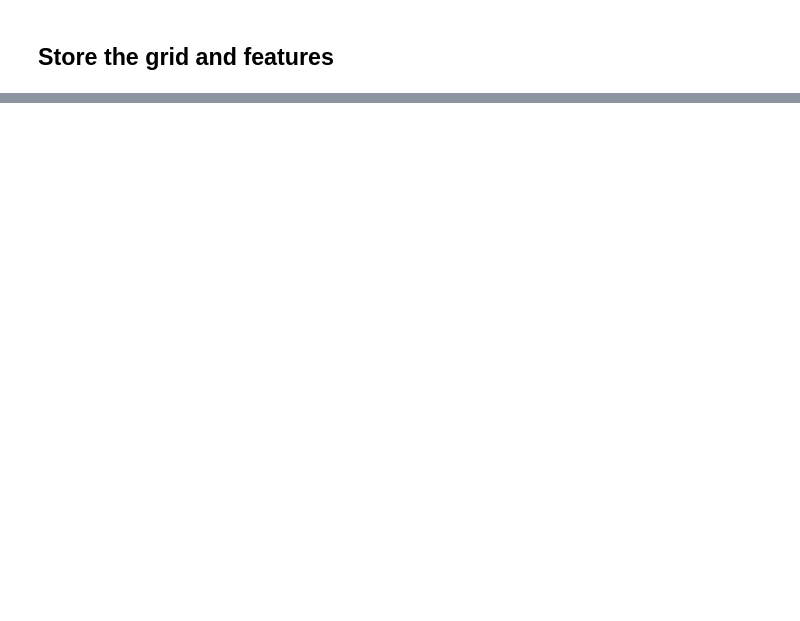
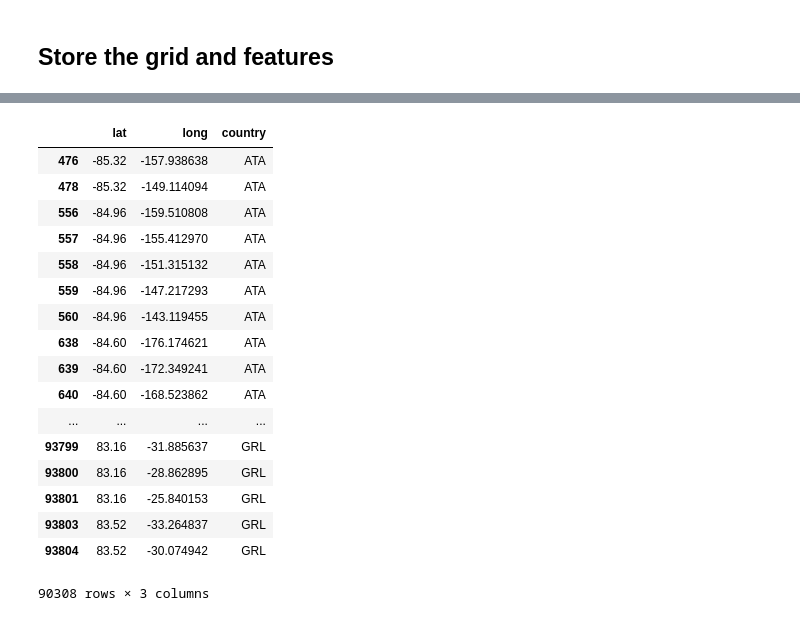
Before and after one commit to thiesgehrmann/JuSiPy_Asser, a Jupyter notebook: 2_pipeline_generate_grid.ipynb, the cells around one changed output, grey strips where cells are left out. Drawn from its saved outputs; the diff is of its cells as text; code cells hidden in the pictures; blank space fills up the shorter version.

```diff
--- a/2_pipeline_generate_grid.ipynb
+++ b/2_pipeline_generate_grid.ipynb
@@ -78,0 +122,21 @@ Index(['nearest_airport', 'nearest_port', 'nearest_roads', 'nearest_railroad',
+# %%
+land_grid
+# %% [output]
+|  | lat | long | country |
+| 476 | -85.32 | -157.938638 | ATA |
+| 478 | -85.32 | -149.114094 | ATA |
+| 556 | -84.96 | -159.510808 | ATA |
+| 557 | -84.96 | -155.412970 | ATA |
+| 558 | -84.96 | -151.315132 | ATA |
+| 559 | -84.96 | -147.217293 | ATA |
+| 560 | -84.96 | -143.119455 | ATA |
+| 638 | -84.60 | -176.174621 | ATA |
+| 639 | -84.60 | -172.349241 | ATA |
+| 640 | -84.60 | -168.523862 | ATA |
+| ... | ... | ... | ... |
+| 93799 | 83.16 | -31.885637 | GRL |
+| 93800 | 83.16 | -28.862895 | GRL |
+| 93801 | 83.16 | -25.840153 | GRL |
+| 93803 | 83.52 | -33.264837 | GRL |
+| 93804 | 83.52 | -30.074942 | GRL |
+90308 rows × 3 columns
```
Also changed, not shown: parts of 8 cells of this notebook, 6 other files.
